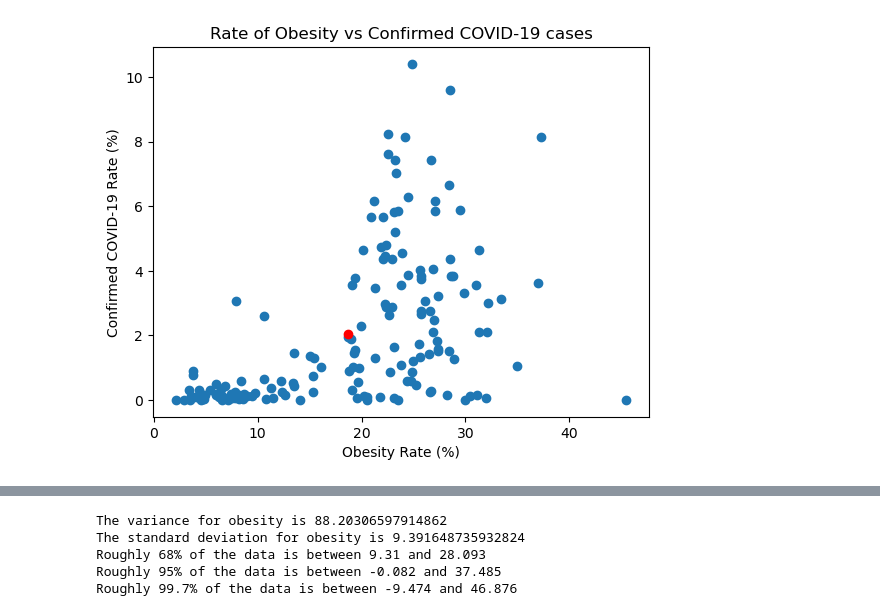
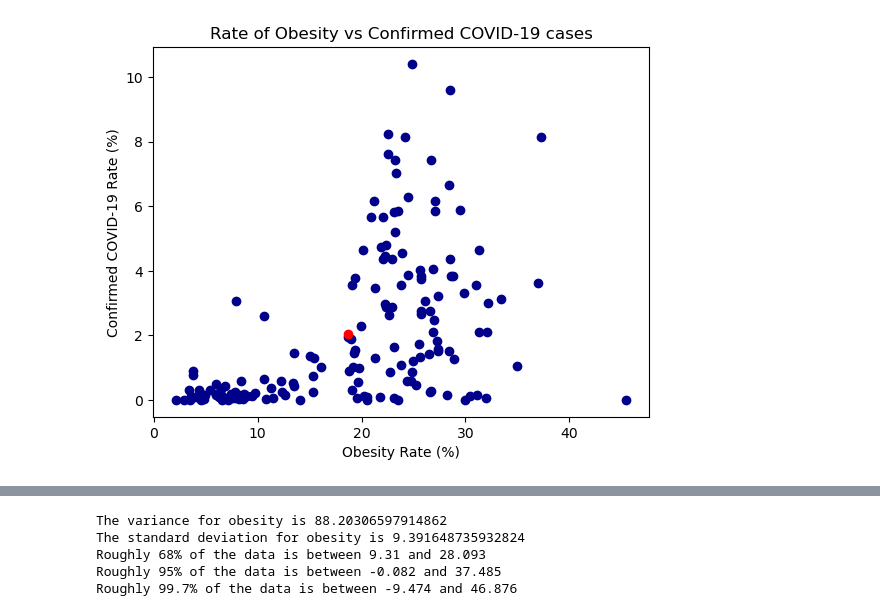
Before and after one commit to Knowmad211/UCB_Project_1, a Jupyter notebook: Anthony_EDA.ipynb, the cells around one changed output, grey strips where cells are left out. Drawn from its saved outputs; the diff is of its cells as text; code cells hidden in the pictures.

```diff
--- a/Anthony_EDA.ipynb
+++ b/Anthony_EDA.ipynb
@@ -50,18 +50,18 @@ gaverage_active = fat_data["Active"].mean()
 # %%
 ##Create rough scatterplot showing relationship between obesity and covid
 x_values = fat_data["Obesity"]
 y_values = fat_data['Confirmed']
-plt.scatter(x_values, y_values)
+plt.scatter(x_values, y_values, color='darkblue')
 plt.title("Rate of Obesity vs Confirmed COVID-19 cases")
 plt.xlabel("Obesity Rate (%)")
 plt.ylabel("Confirmed COVID-19 Rate (%)")
 
 ##Add global average values to plot
 plt.plot(gaverage_obesity, gaverage_confirmed, marker="o", color="red")
 
 plt.show()
 # %% [output]
-[figure, old version]
+[figure, new version]
 # %%
 (slope, intercept, rvalue, pvalue, stderr) = linregress(x_values, y_values)
 regress_values = x_values * slope + intercept
```
Also changed, not shown: parts of 8 cells of this notebook.
